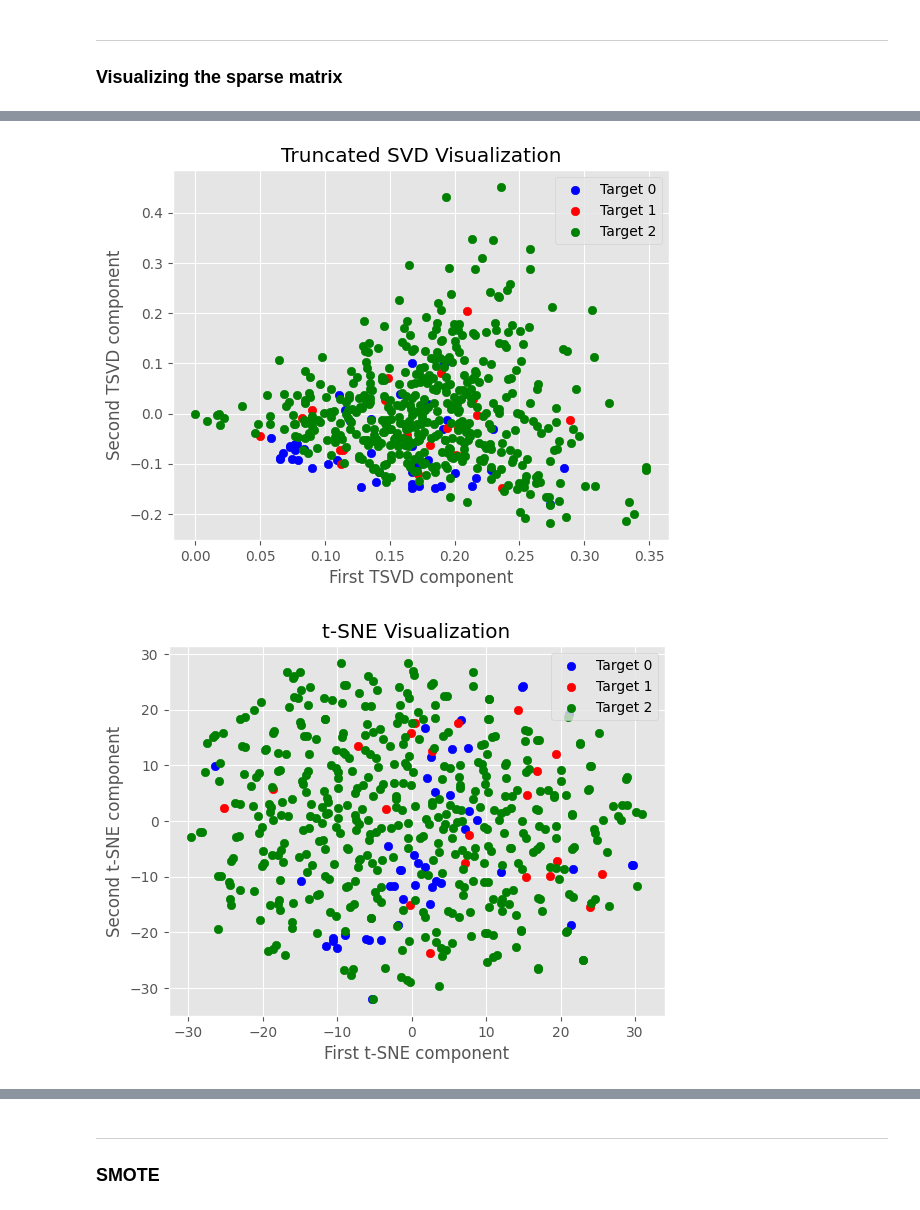
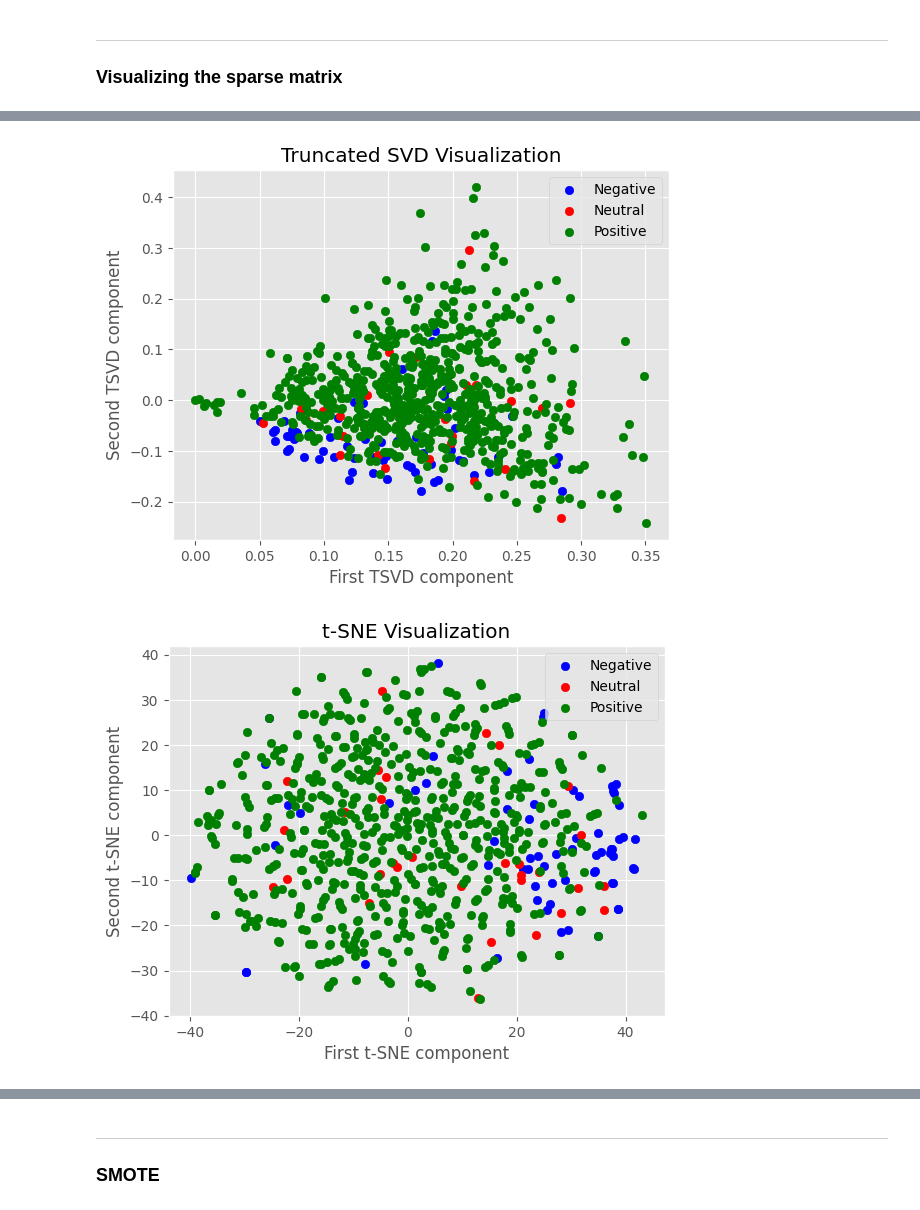
Before and after one commit to DavidAlexanderMoe/Sentiment-Analysis-and-Web-Scraping, a Jupyter notebook: Scripts/Analysis/3. Feature Engineering, Extraction and Selection.ipynb, the cells around one changed output, grey strips where cells are left out. Saved outputs shown, nothing was run; the diff lists cells and outputs as text; code cells hidden in the pictures.

```diff
--- a/Scripts/Analysis/3. Feature Engineering, Extraction and Selection.ipynb
+++ b/Scripts/Analysis/3. Feature Engineering, Extraction and Selection.ipynb
@@ -206,13 +209,14 @@ X_embedded_pca = pca.fit_transform(X_train)
 # %%
 target_colors = ['blue', 'red', 'green']
-target_labels = y_train.values
+target_labels = y.values
+label_mapping = {2: "Positive", 1: "Neutral", 0: "Negative"}
 
 for value in set(target_labels):
     plt.scatter(
         X_embedded_pca[target_labels == value, 0],
         X_embedded_pca[target_labels == value, 1],
         color=target_colors[value],
-        label=f"Target {value}"
+        label=f"{label_mapping[value]}"
     )
 
 plt.title("PCA Visualization")
@@ -225,16 +229,17 @@ plt.show()
 # %%
 svd = TruncatedSVD(n_components=2, random_state=42)
-Tsvd = svd.fit_transform(X_train)
+Tsvd = svd.fit_transform(X)
 # %%
 target_colors = ['blue', 'red', 'green']
-target_labels = y_train.values
+target_labels = y.values
+label_mapping = {2: "Positive", 1: "Neutral", 0: "Negative"}
 
 for value in set(target_labels):
     plt.scatter(
         Tsvd[target_labels == value, 0],
         Tsvd[target_labels == value, 1],
         color=target_colors[value],
-        label=f"Target {value}"
+        label=f"{label_mapping[value]}"
     )
 
 plt.title("Truncated SVD Visualization")
@@ -243,28 +248,29 @@ plt.ylabel("Second TSVD component")
 plt.legend()
 plt.show()
 # %% [output]
-[figure, old version]
+[figure, new version]
 # %%
 tsne = TSNE(n_components=2, random_state=42)
-embedded_tsne = tsne.fit_transform(X_train)
+embedded_tsne = tsne.fit_transform(X)
 # %%
 target_colors = ['blue', 'red', 'green']
-target_labels = y_train.values
+target_labels = y.values
+label_mapping = {2: "Positive", 1: "Neutral", 0: "Negative"}
 
 for value in set(target_labels):
     plt.scatter(
         embedded_tsne[target_labels == value, 1],
         embedded_tsne[target_labels == value, 0],
         color=target_colors[value],
-        label=f"Target {value}"
+        label=f"{label_mapping[value]}"
     )
 
 plt.title("t-SNE Visualization")
 plt.xlabel("First t-SNE component")
 plt.ylabel("Second t-SNE component")
 plt.legend()
 plt.show()
 # %% [output]
-[figure, old version]
+[figure, new version]
 # %%
 tsne = TSNE(n_components=3, random_state=42)
```
Also changed, not shown: parts of 7 cells of this notebook.
